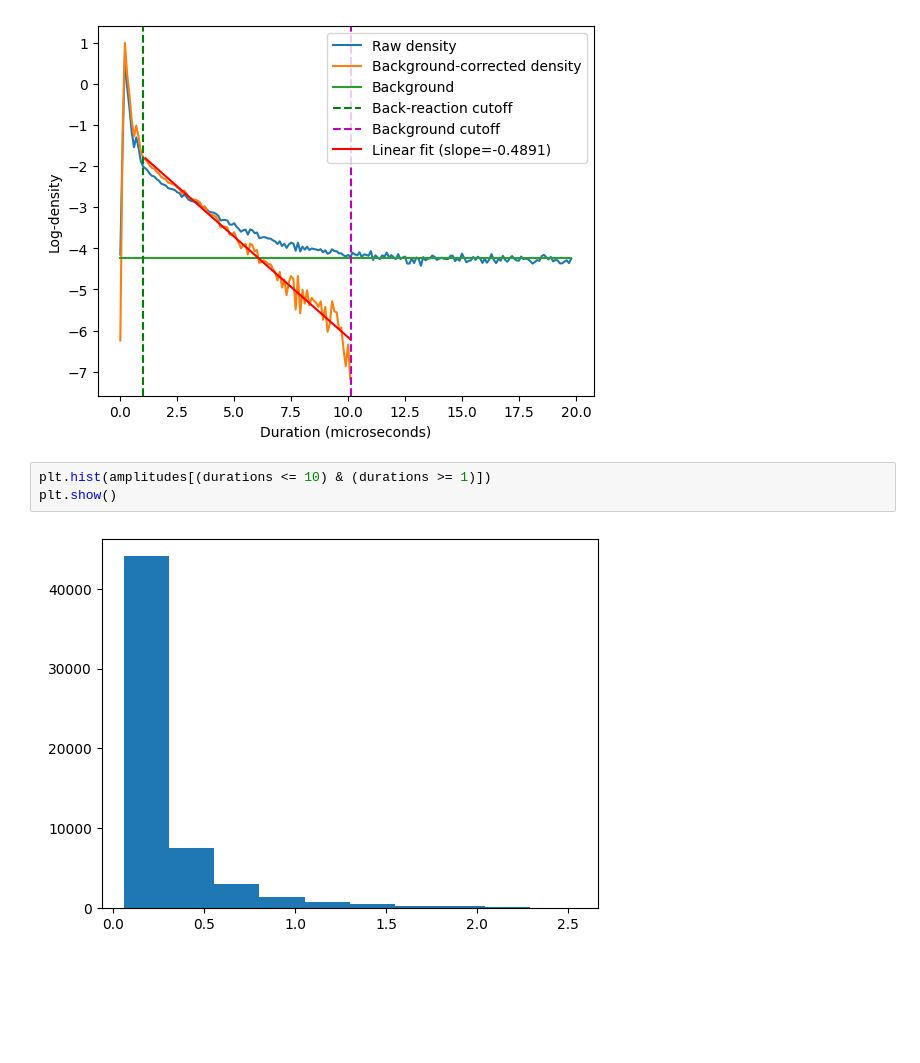
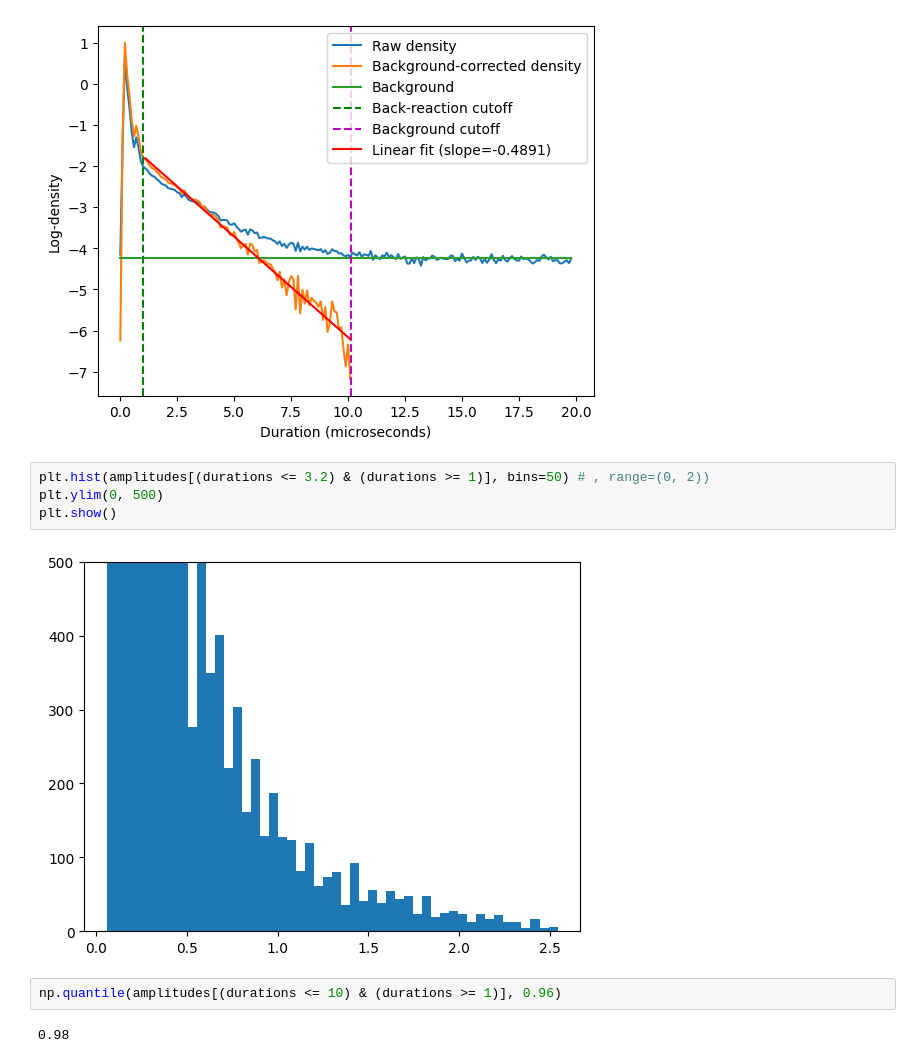
Before and after one commit to nlyu1/muon-lifetime-191-s25, a Jupyter notebook: code/histogram_fit.ipynb, the cells around one changed output. Cells and saved outputs as stored; diff of their text form; blank space fills up the shorter version.

```diff
--- a/code/histogram_fit.ipynb
+++ b/code/histogram_fit.ipynb
@@ -427,7 +427,12 @@ plot_results(results)
 Inv-slope: -2.0446, R-squared: 0.9747
 [figure]
 # %%
-plt.hist(amplitudes[(durations <= 10) & (durations >= 1)])
+plt.hist(amplitudes[(durations <= 3.2) & (durations >= 1)], bins=50) # , range=(0, 2))
+plt.ylim(0, 500)
 plt.show()
 # %% [output]
-[figure, old version]
+[figure, new version]
+# %%
+np.quantile(amplitudes[(durations <= 10) & (durations >= 1)], 0.96)
+# %% [output]
+0.98
```
